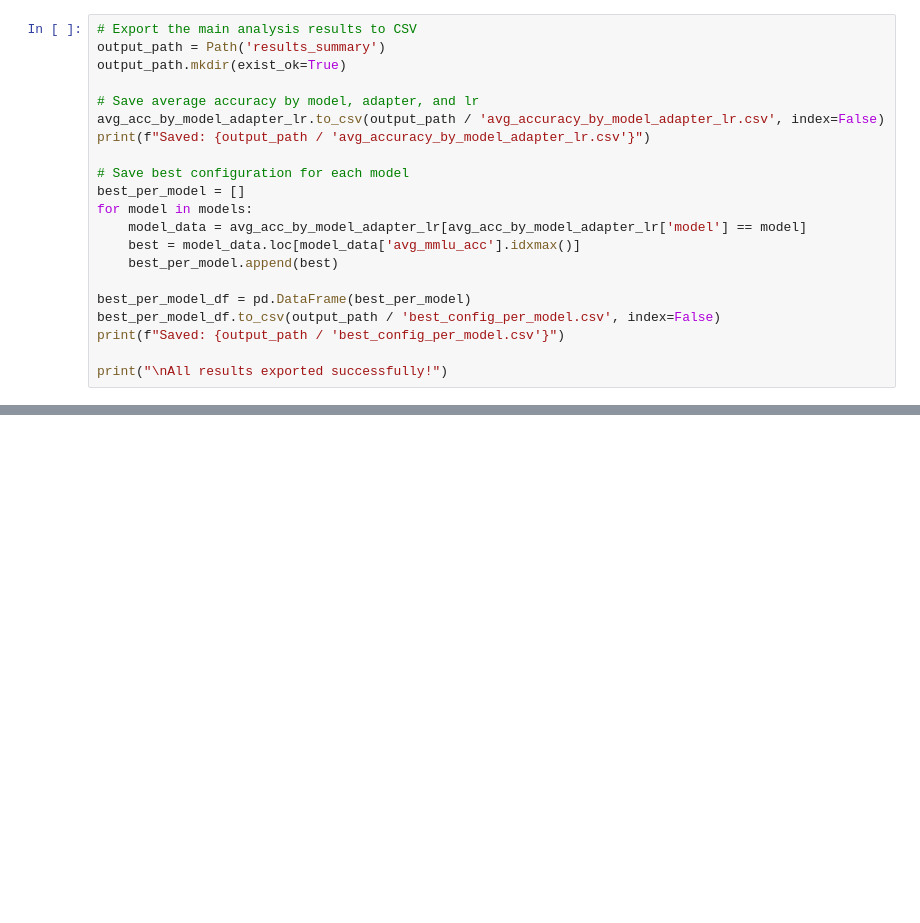
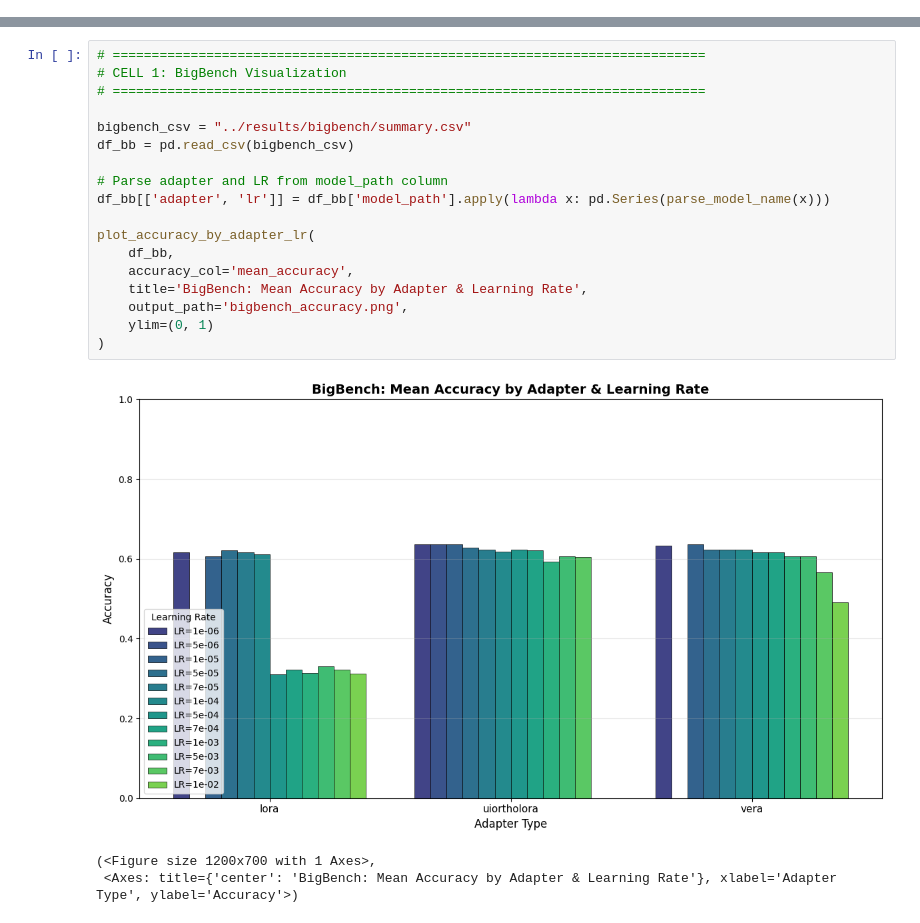
Before and after one commit to Guy-Bilitski/UIOrthoLoRA, a Jupyter notebook: notebooks/tuner_knowledge/src/analysis/extrinsic_analysis.ipynb, the cells around one changed output, grey strips where cells are left out. Drawn from its saved outputs; the diff is of its cells as text; blank space fills up the shorter version.

```diff
--- a/notebooks/tuner_knowledge/src/analysis/extrinsic_analysis.ipynb
+++ b/notebooks/tuner_knowledge/src/analysis/extrinsic_analysis.ipynb
@@ -406,21 +0,0 @@ plt.show()
-# %%
-# Export the main analysis results to CSV
-output_path = Path('results_summary')
-output_path.mkdir(exist_ok=True)
-
-# Save average accuracy by model, adapter, and lr
-avg_acc_by_model_adapter_lr.to_csv(output_path / 'avg_accuracy_by_model_adapter_lr.csv', index=False)
-print(f"Saved: {output_path / 'avg_accuracy_by_model_adapter_lr.csv'}")
-
-# Save best configuration for each model
-best_per_model = []
-for model in models:
-    model_data = avg_acc_by_model_adapter_lr[avg_acc_by_model_adapter_lr['model'] == model]
-    best = model_data.loc[model_data['avg_mmlu_acc'].idxmax()]
-    best_per_model.append(best)
-
-best_per_model_df = pd.DataFrame(best_per_model)
-best_per_model_df.to_csv(output_path / 'best_config_per_model.csv', index=False)
-print(f"Saved: {output_path / 'best_config_per_model.csv'}")
-
-print("\nAll results exported successfully!")
@@ -440,0 +268,22 @@ This analysis compares adapter performance across three models:
+# %%
+# ============================================================================
+# CELL 1: BigBench Visualization
+# ============================================================================
+
+bigbench_csv = "../results/bigbench/summary.csv"
+df_bb = pd.read_csv(bigbench_csv)
+
+# Parse adapter and LR from model_path column
+df_bb[['adapter', 'lr']] = df_bb['model_path'].apply(lambda x: pd.Series(parse_model_name(x)))
+
+plot_accuracy_by_adapter_lr(
+    df_bb,
+    accuracy_col='mean_accuracy',
+    title='BigBench: Mean Accuracy by Adapter & Learning Rate',
+    output_path='bigbench_accuracy.png',
+    ylim=(0, 1)
+)
+# %% [output]
+[figure, added]
+(<Figure size 1200x700 with 1 Axes>,
+ <Axes: title={'center': 'BigBench: Mean Accuracy by Adapter & Learning Rate'}, xlabel='Adapter Type', ylabel='Accuracy'>)
```
Also changed, not shown: parts of 27 cells of this notebook, 21 other files.
